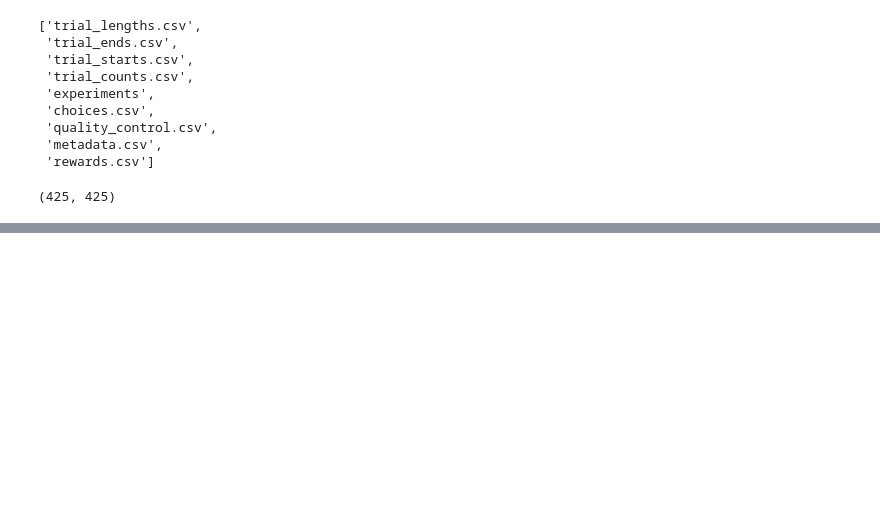
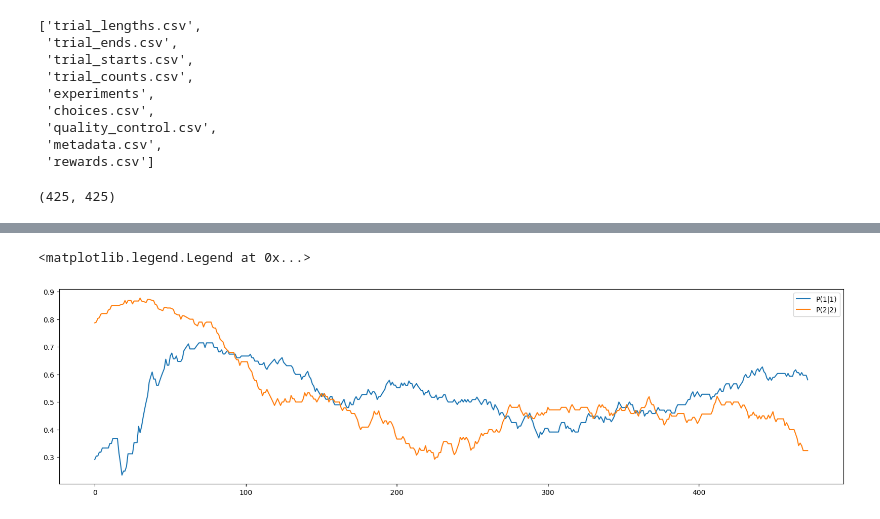
Before and after one commit to neurorishika/flYJAX, a Jupyter notebook: analysis/explore.ipynb, the cells around one changed output, grey strips where cells are left out. Saved outputs shown, nothing was run; the diff lists cells and outputs as text; code cells hidden in the pictures; blank space fills up the shorter version.

```diff
--- a/analysis/explore.ipynb
+++ b/analysis/explore.ipynb
@@ -83,0 +104,39 @@ encounter_data[0].head()
+# %%
+enc_odors = enc['Current Odor'].values
+# get transition matrix
+vals = np.unique(enc_odors)
+transitions = np.zeros((len(vals), len(vals)))
+for i in range(1, len(enc_odors)):
+    transitions[np.where(vals == enc_odors[i-1])[0][0], np.where(vals == enc_odors[i])[0][0]] += 1
+transition_probs = transitions / transitions.sum(axis=1)[:, None]
+transition_probs
+
+# create a function to calculate the transition matrix as a running average
+def calculate_transition_matrix(sequence, states):
+    transitions = np.zeros((len(states), len(states)))
+    for i in range(1, len(sequence)):
+        transitions[np.where(states == sequence[i-1])[0][0], np.where(states == sequence[i])[0][0]] += 1
+    transition_probs = transitions / transitions.sum(axis=1)[:, None]
+    return transition_probs
+
+def running_transition_matrix(current_odors, states, window_size):
+    transition_matrices = []
+    for i in range(len(current_odors) - window_size):
+        sequence = current_odors[i:i+window_size]
+        transition_matrix = calculate_transition_matrix(sequence, states)
+        transition_matrices.append(transition_matrix)
+    return np.array(transition_matrices)
+
+# Example usage
+window_size = 100
+transition_matrices = running_transition_matrix(enc_odors, vals, window_size)
+# %%
+plt.figure(figsize=(20,5))
+plt.plot(transition_matrices[:,0,0], label='P(1|1)')
+# plt.plot(transition_matrices[:,0,1], label='P(2|1)')
+# plt.plot(transition_matrices[:,1,0], label='P(1|2)')
+plt.plot(transition_matrices[:,1,1], label='P(2|2)')
+plt.legend()
+# %% [output]
+<matplotlib.legend.Legend at 0x...>
+[figure, added]
```
Also changed, not shown: parts of 6 cells of this notebook, 16 other files.
